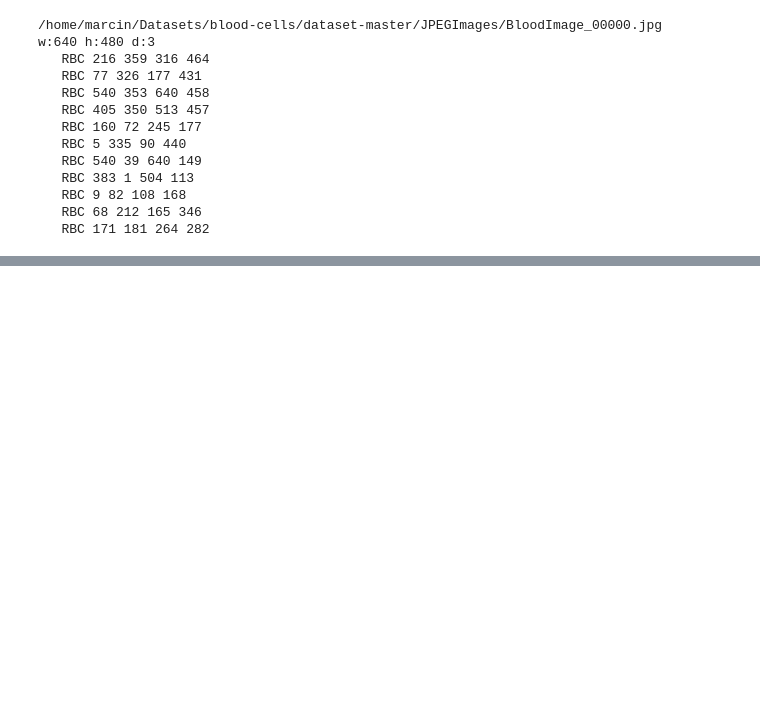
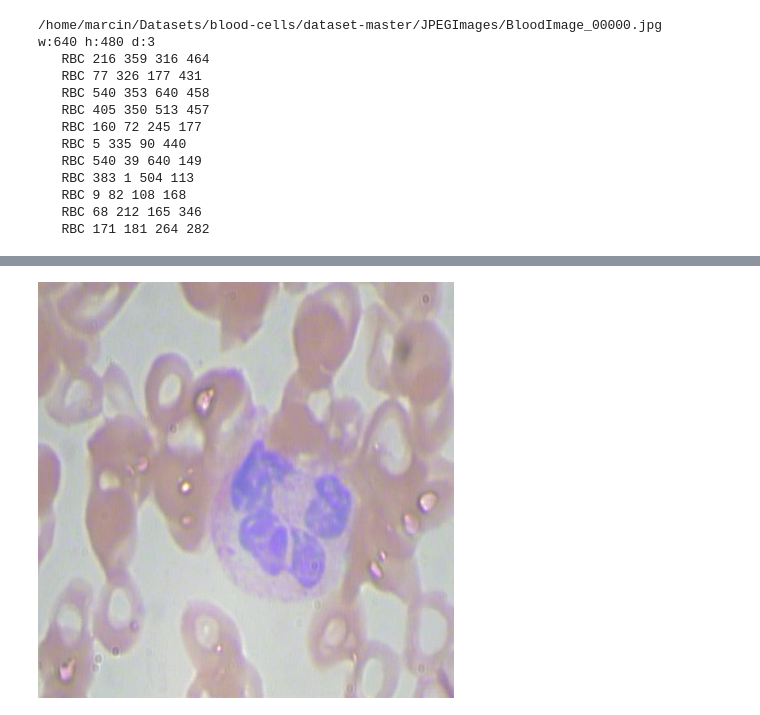
Before and after one commit to marcinbogdanski/ai-sketchpad, a Jupyter notebook: KerasNN/1510_YOLO.ipynb, the cells around one changed output, grey strips where cells are left out. Saved outputs shown, nothing was run; the diff lists cells and outputs as text; code cells hidden in the pictures; blank space fills up the shorter version.

```diff
--- a/KerasNN/1510_YOLO.ipynb
+++ b/KerasNN/1510_YOLO.ipynb
@@ -167,0 +367,7 @@ class BloodSequence(tf.keras.utils.Sequence):
+# %%
+image = (x_batch[0] * 255).astype(np.uint8).copy()
+# %%
+pil_img = PIL.Image.fromarray(image)
+pil_img
+# %% [output]
+[figure, added]
```
Also changed, not shown: parts of 21 cells of this notebook.
